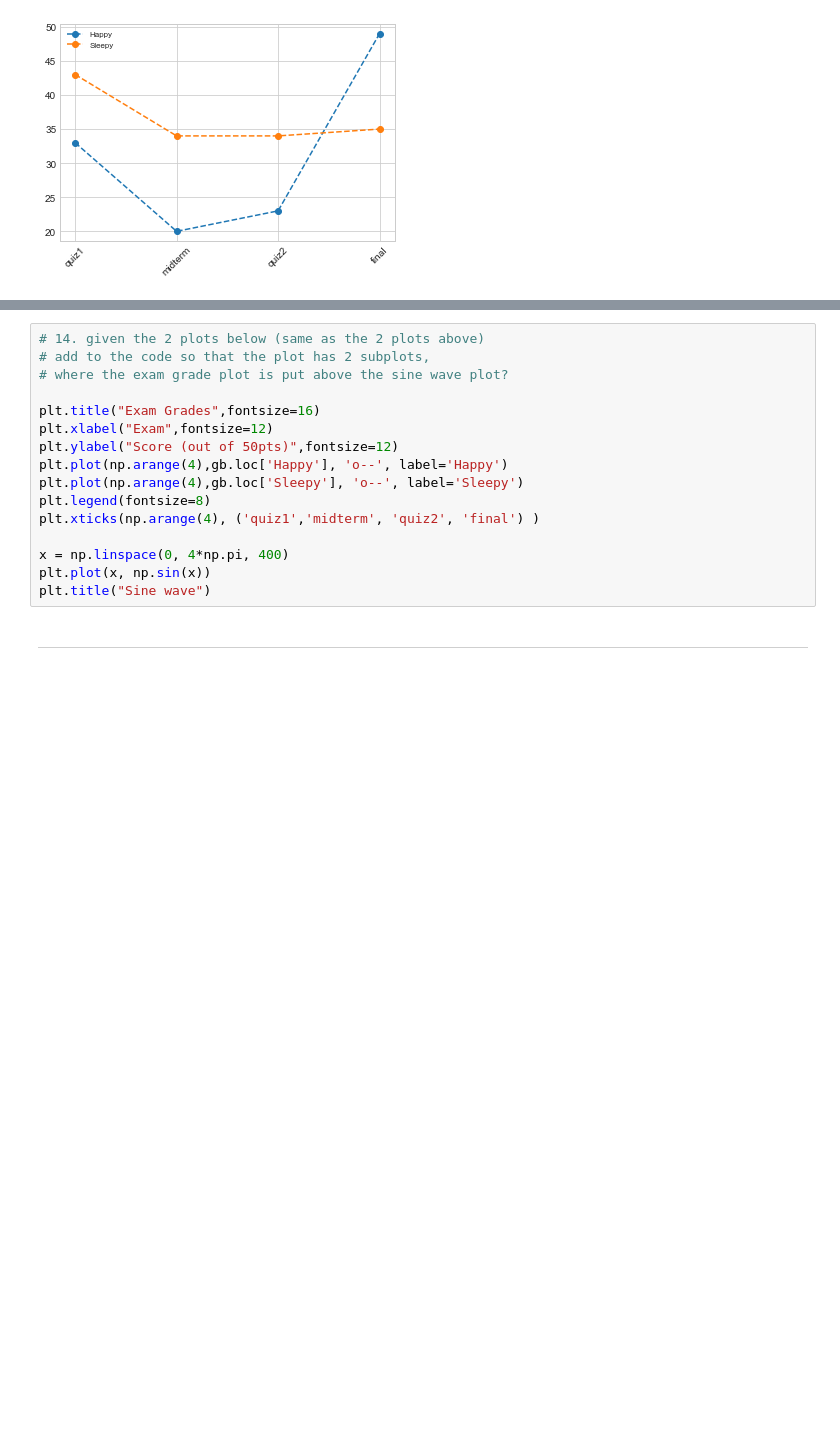
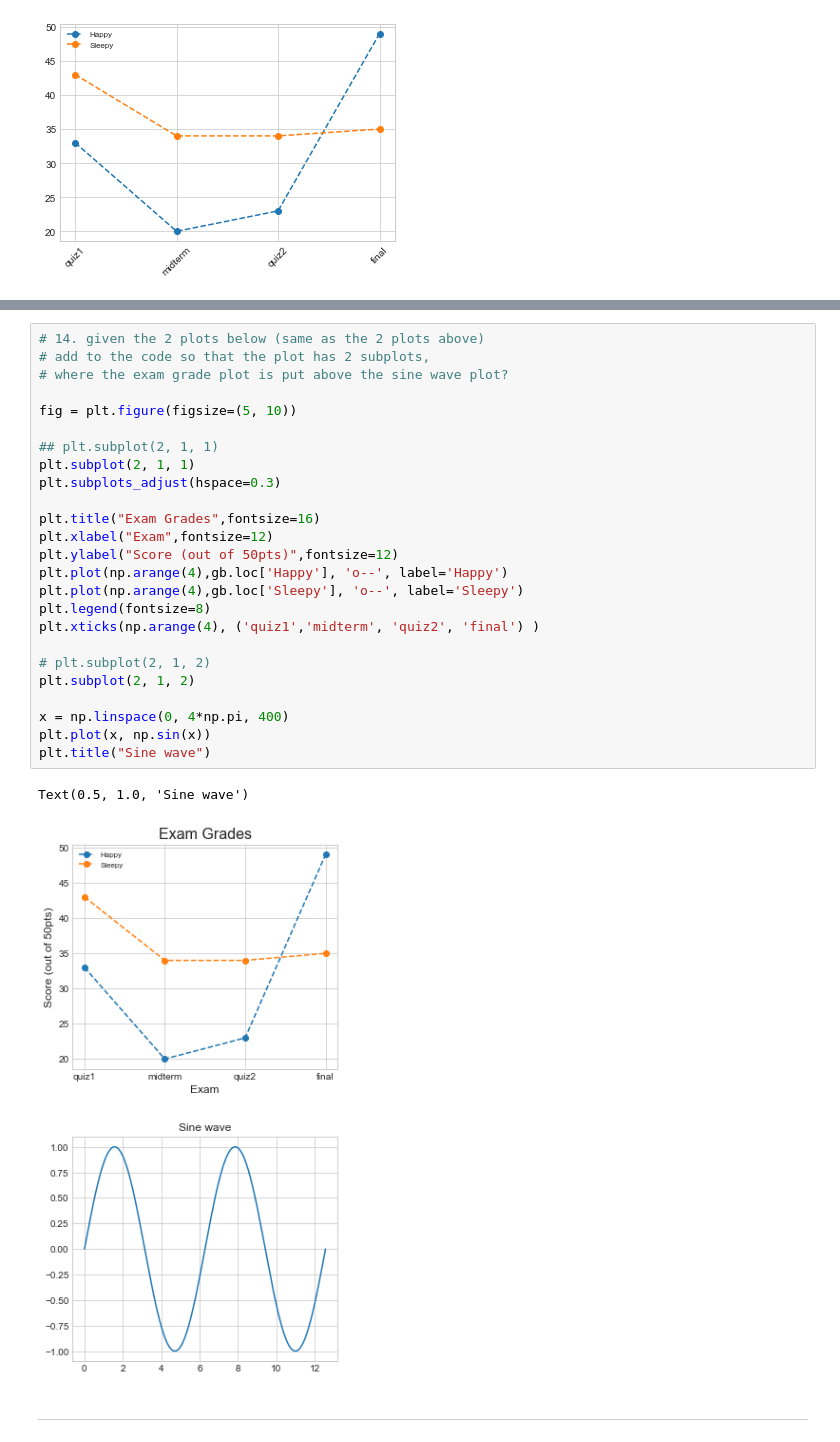
Before and after one commit to Pratyush-Shanbhag/Introduction_To_Data_Science, a Jupyter notebook: Exercise_4/4-Matplotlib.ipynb, the cells around one changed output, grey strips where cells are left out. Drawn from its saved outputs; the diff is of its cells as text; blank space fills up the shorter version.

```diff
--- a/Exercise_4/4-Matplotlib.ipynb
+++ b/Exercise_4/4-Matplotlib.ipynb
@@ -241,19 +247,31 @@ plt.title("Sine wave")
 # %%
 # 14. given the 2 plots below (same as the 2 plots above)
 # add to the code so that the plot has 2 subplots,
 # where the exam grade plot is put above the sine wave plot?
+
+fig = plt.figure(figsize=(5, 10))
+
+## plt.subplot(2, 1, 1)
+plt.subplot(2, 1, 1)
+plt.subplots_adjust(hspace=0.3)
 
 plt.title("Exam Grades",fontsize=16)
 plt.xlabel("Exam",fontsize=12)
 plt.ylabel("Score (out of 50pts)",fontsize=12)
 plt.plot(np.arange(4),gb.loc['Happy'], 'o--', label='Happy')
 plt.plot(np.arange(4),gb.loc['Sleepy'], 'o--', label='Sleepy')
 plt.legend(fontsize=8)
 plt.xticks(np.arange(4), ('quiz1','midterm', 'quiz2', 'final') )
 
+# plt.subplot(2, 1, 2)
+plt.subplot(2, 1, 2)
+
 x = np.linspace(0, 4*np.pi, 400)
 plt.plot(x, np.sin(x))
 plt.title("Sine wave")
+# %% [output]
+Text(0.5, 1.0, 'Sine wave')
+[figure, added]
 # %% [markdown]
 ---
 # %% [markdown]
```
Also changed, not shown: parts of 10 cells of this notebook, 2 other files.
